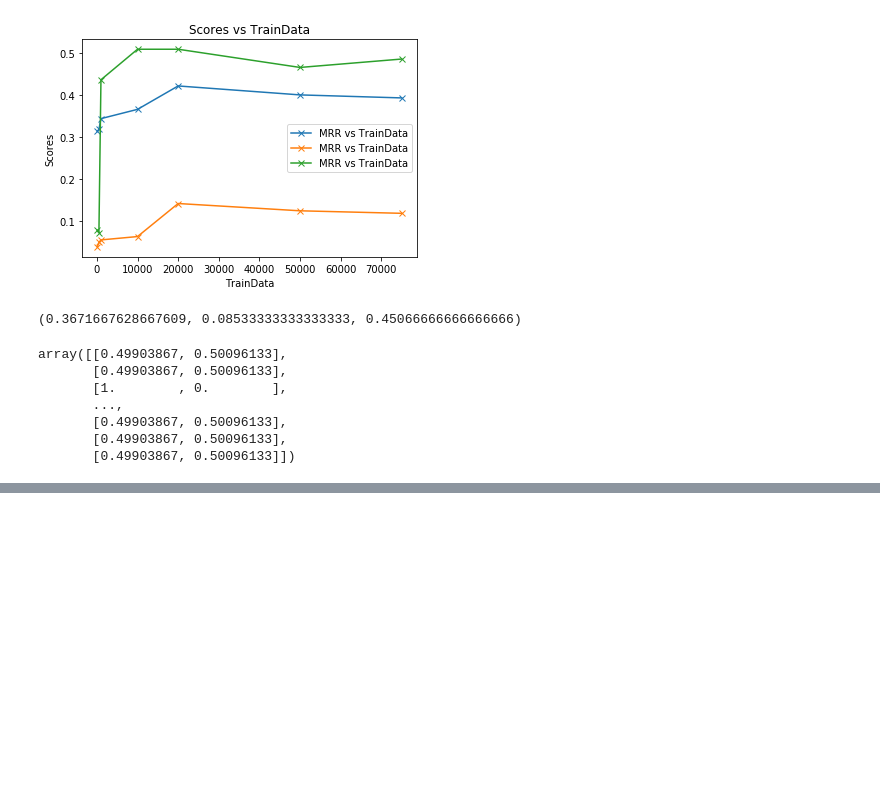
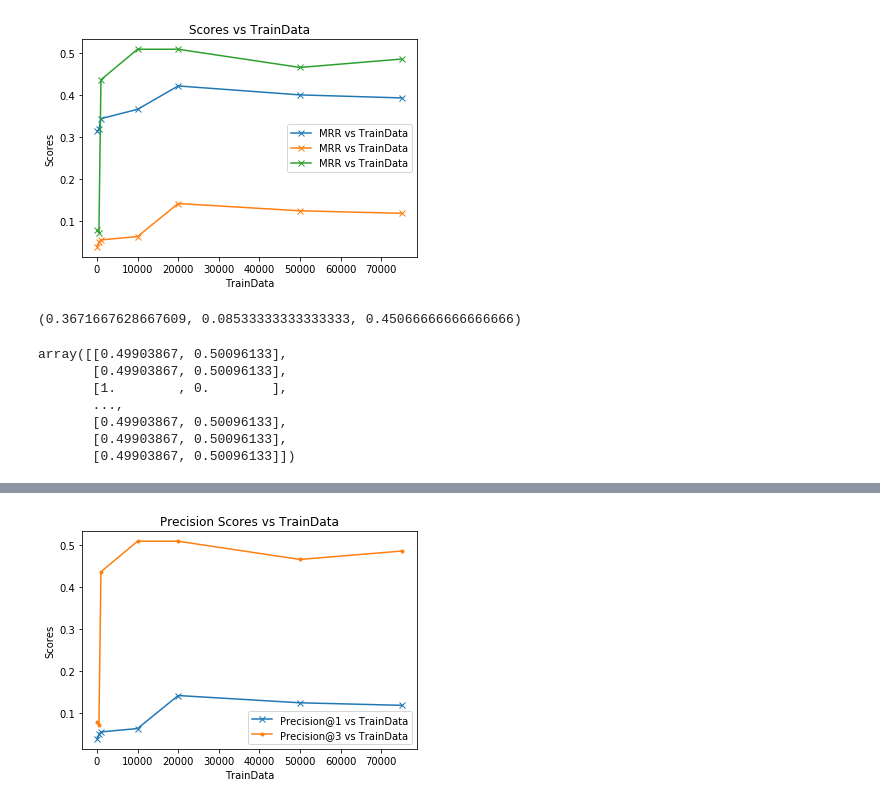
Before and after one commit to pratyay-banerjee/KnowledgeExtractionOBQA, a Jupyter notebook: DT/ET-Tokens.ipynb, the cells around one changed output, grey strips where cells are left out. Drawn from its saved outputs; the diff is of its cells as text; code cells hidden in the pictures; blank space fills up the shorter version.

```diff
--- a/DT/ET-Tokens.ipynb
+++ b/DT/ET-Tokens.ipynb
@@ -269,0 +298,18 @@ array([[0.49903867, 0.50096133],
+# %%
+def prVisualization():
+    ''' Plots the data points with the centroids
+    '''
+    fig = plt.figure()
+    ax = plt.axes()
+    ax.plot(n_trainSamples,p1,label='Precision@1 vs TrainData',marker='x')
+    ax.plot(n_trainSamples,p3,label='Precision@3 vs TrainData',marker='.')
+    plt.title("Precision Scores vs TrainData")
+    plt.legend()
+    plt.xlabel("TrainData")
+    plt.ylabel("Scores")
+    fig.savefig("ET_Tokens_Precision.png")
+    plt.show()
+# %%
+prVisualization()
+# %% [output]
+[figure, added]
```
Also changed, not shown: parts of 3 cells of this notebook, 28 other files.
